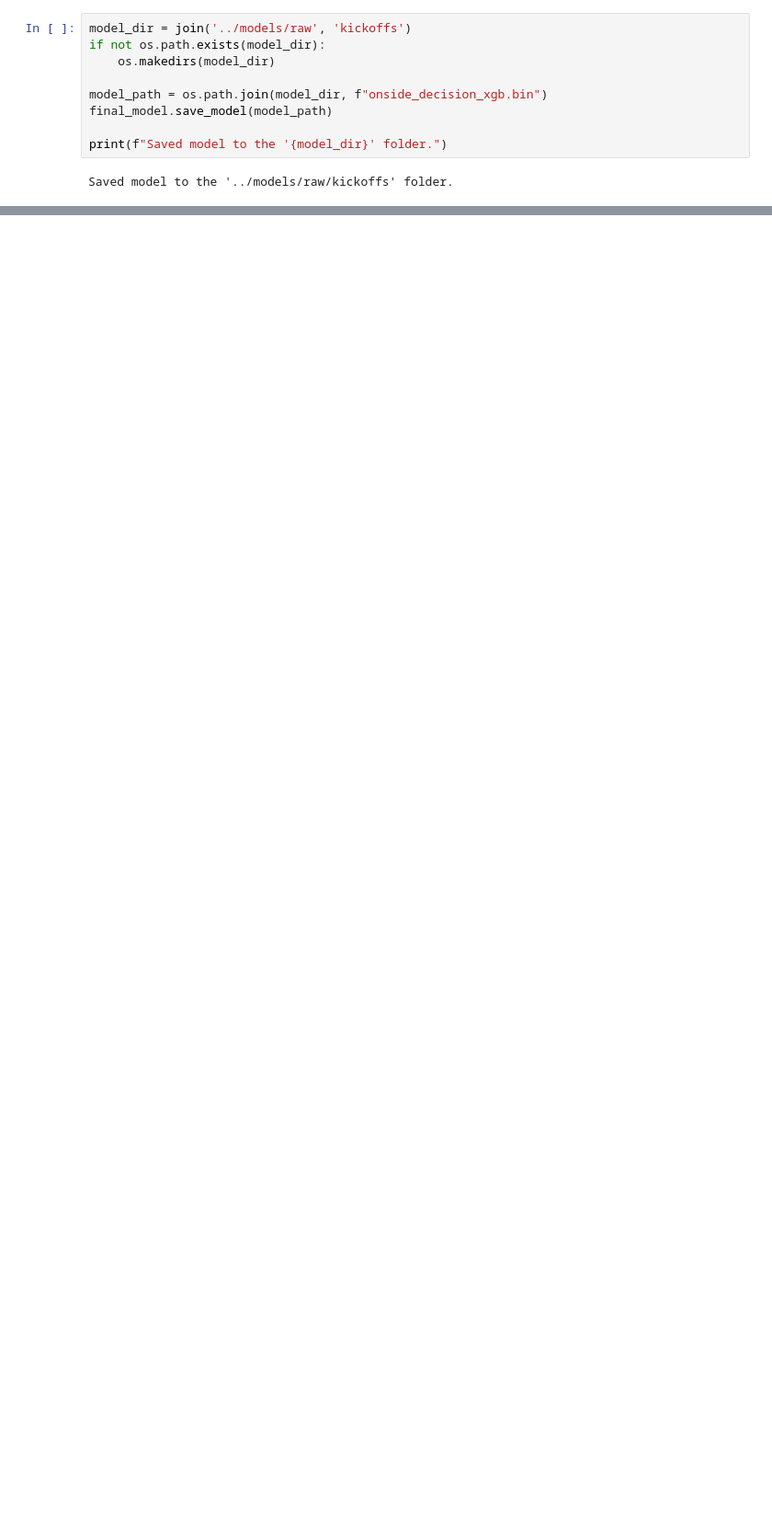
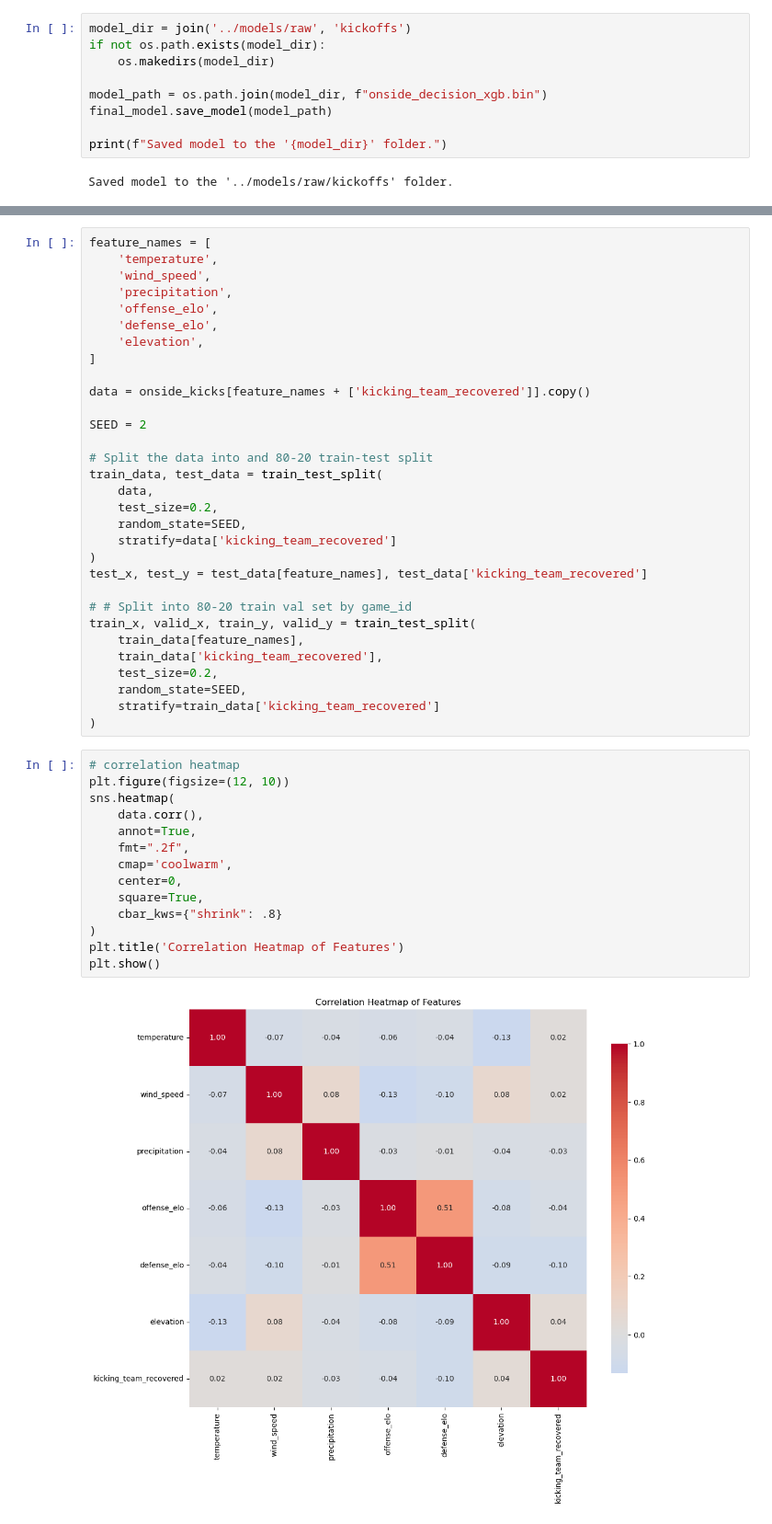
Before and after one commit to lneuendorf/cfb-win-probability, a Jupyter notebook: notebooks/onside_kick.ipynb, the cells around one changed output, grey strips where cells are left out. Shown: that part at 92% size. Drawn from its saved outputs; the diff is of its cells as text; blank space fills up the shorter version.

Commit message:
working on onside kick models

```diff
--- a/notebooks/onside_kick.ipynb
+++ b/notebooks/onside_kick.ipynb
@@ -728,0 +866,47 @@ Saved model to the '../models/raw/kickoffs' folder.
+# %%
+feature_names = [
+    'temperature',
+    'wind_speed',
+    'precipitation',
+    'offense_elo',
+    'defense_elo',
+    'elevation',
+]
+
+data = onside_kicks[feature_names + ['kicking_team_recovered']].copy()
+
+SEED = 2
+
+# Split the data into and 80-20 train-test split
+train_data, test_data = train_test_split(
+    data,
+    test_size=0.2,
+    random_state=SEED,
+    stratify=data['kicking_team_recovered']
+)
+test_x, test_y = test_data[feature_names], test_data['kicking_team_recovered']
+
+# # Split into 80-20 train val set by game_id
+train_x, valid_x, train_y, valid_y = train_test_split(
+    train_data[feature_names],
+    train_data['kicking_team_recovered'],
+    test_size=0.2,
+    random_state=SEED,
+    stratify=train_data['kicking_team_recovered']
+)
+# %%
+# correlation heatmap
+plt.figure(figsize=(12, 10))
+sns.heatmap(
+    data.corr(),
+    annot=True,
+    fmt=".2f",
+    cmap='coolwarm',
+    center=0,
+    square=True,
+    cbar_kws={"shrink": .8}
+)
+plt.title('Correlation Heatmap of Features')
+plt.show()
+# %% [output]
+[figure, added]
```
Also changed, not shown: parts of 30 cells of this notebook, 1 other file.
